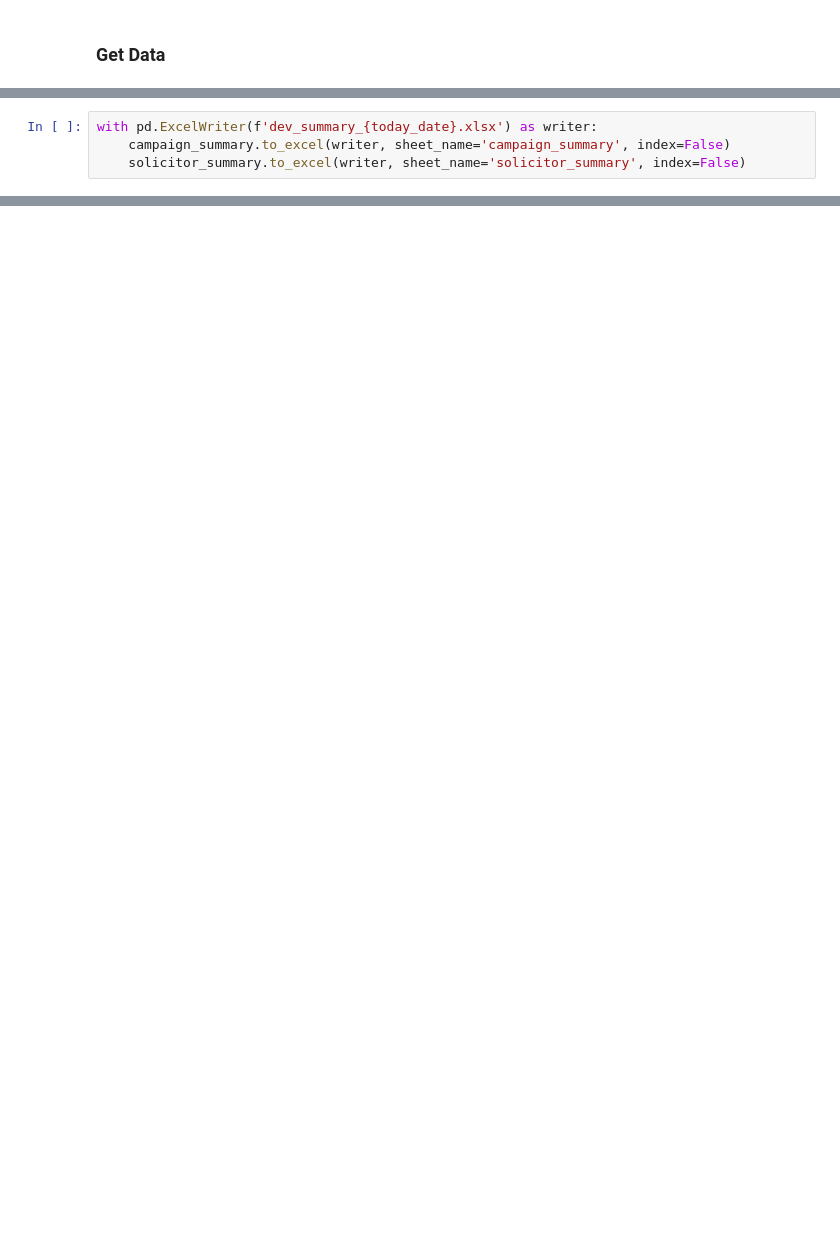
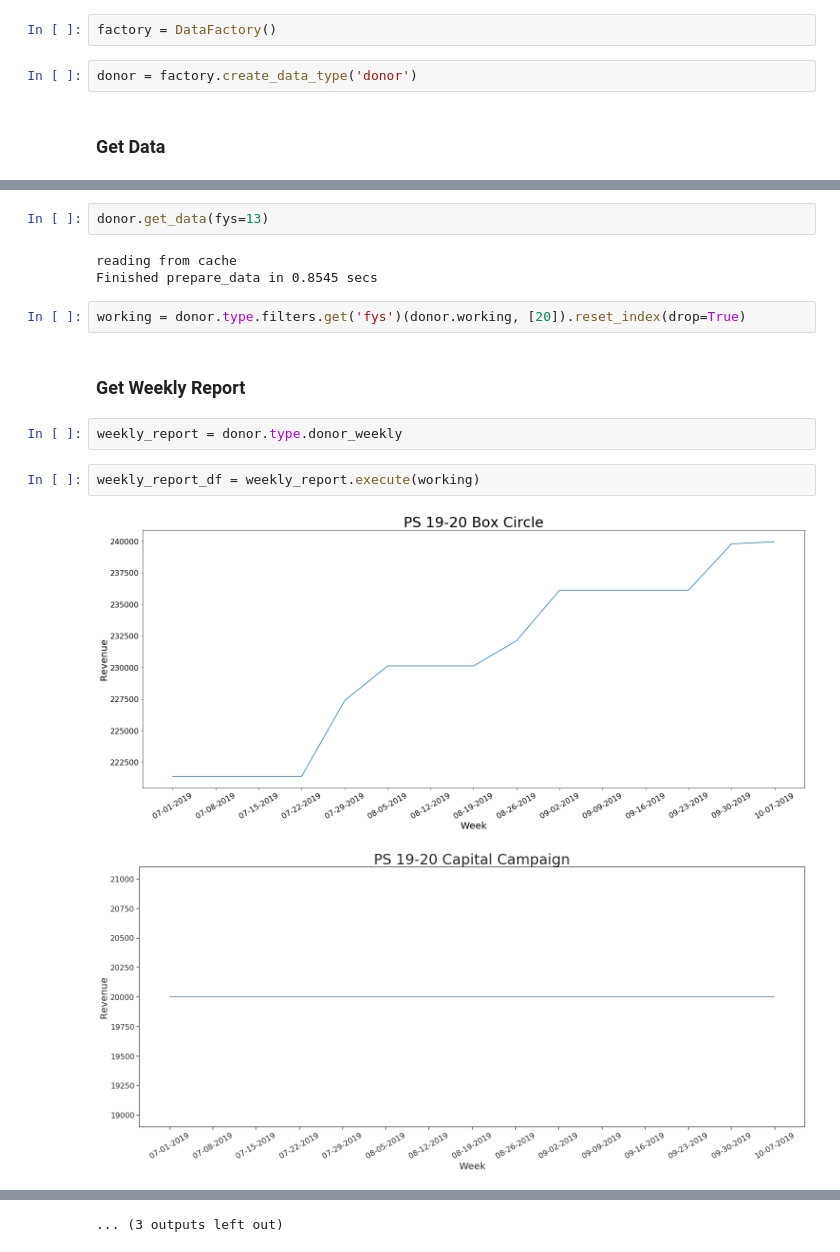
Before and after one commit to brandontkessler/scripts_analysis_ps, a Jupyter notebook: weekly_reports/development.ipynb, the cells around one changed output, grey strips where cells are left out. Saved outputs shown, nothing was run; the diff lists cells and outputs as text; blank space fills up the shorter version.

```diff
--- a/weekly_reports/development.ipynb
+++ b/weekly_reports/development.ipynb
@@ -8,2 +8,6 @@ from transform_ps.transform_ps.donors import Donors
+# %%
+factory = DataFactory()
+# %%
+donor = factory.create_data_type('donor')
 # %% [markdown]
 ### Get Data
@@ -78,4 +14,16 @@ solicitor_summary['quarter_total'] = solicitor_summary['quarter_total'].apply(fr
-# %%
-with pd.ExcelWriter(f'dev_summary_{today_date}.xlsx') as writer:
-    campaign_summary.to_excel(writer, sheet_name='campaign_summary', index=False)
-    solicitor_summary.to_excel(writer, sheet_name='solicitor_summary', index=False)
+# %%
+donor.get_data(fys=13)
+# %% [output]
+reading from cache
+Finished prepare_data in 0.8545 secs
+# %%
+working = donor.type.filters.get('fys')(donor.working, [20]).reset_index(drop=True)
+# %% [markdown]
+### Get Weekly Report
+# %%
+weekly_report = donor.type.donor_weekly
+# %%
+weekly_report_df = weekly_report.execute(working)
+# %% [output]
+[figure, added]
+[figure, added]
@@ -81,0 +40 @@ with pd.ExcelWriter(f'dev_summary_{today_date}.xlsx') as writer:
+... (3 outputs left out)
```
Also changed, not shown: parts of 24 cells of this notebook, 30 other files.
